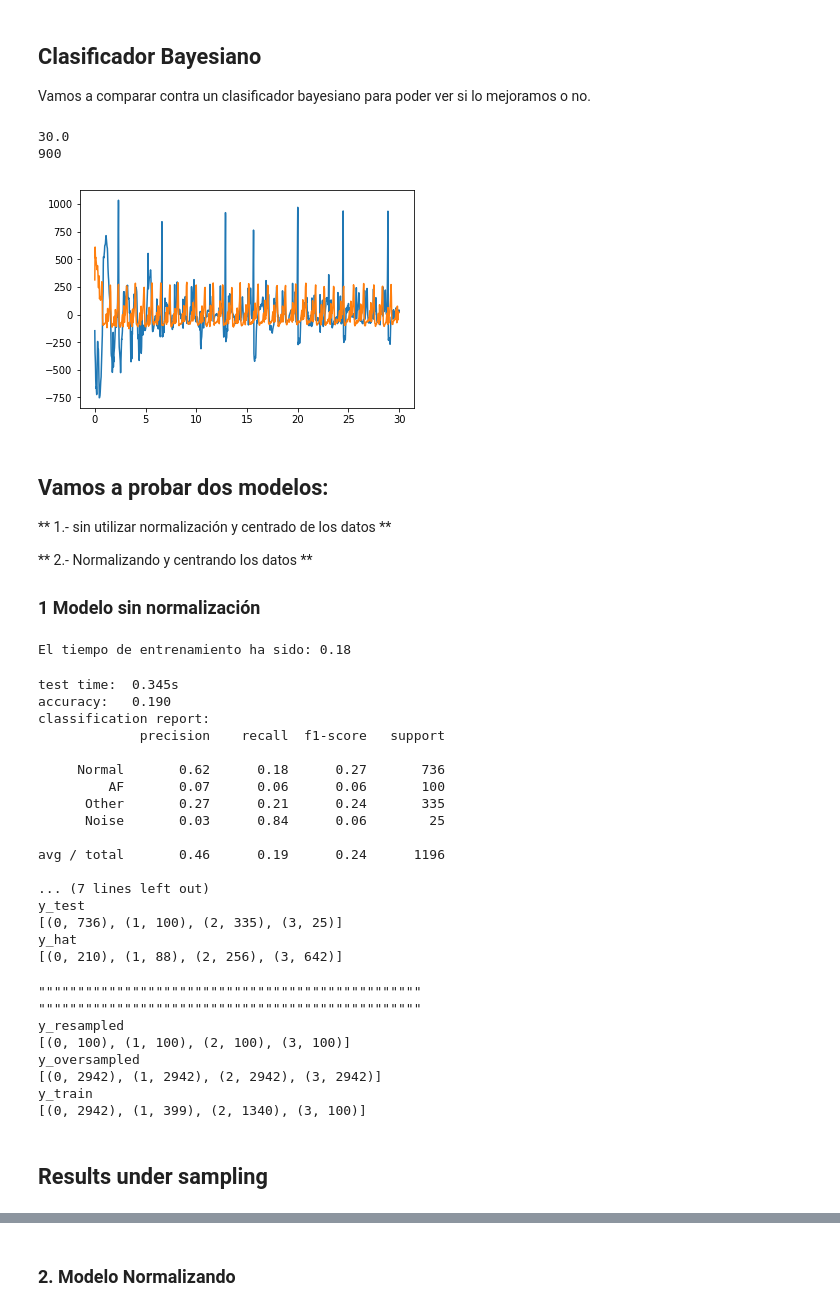
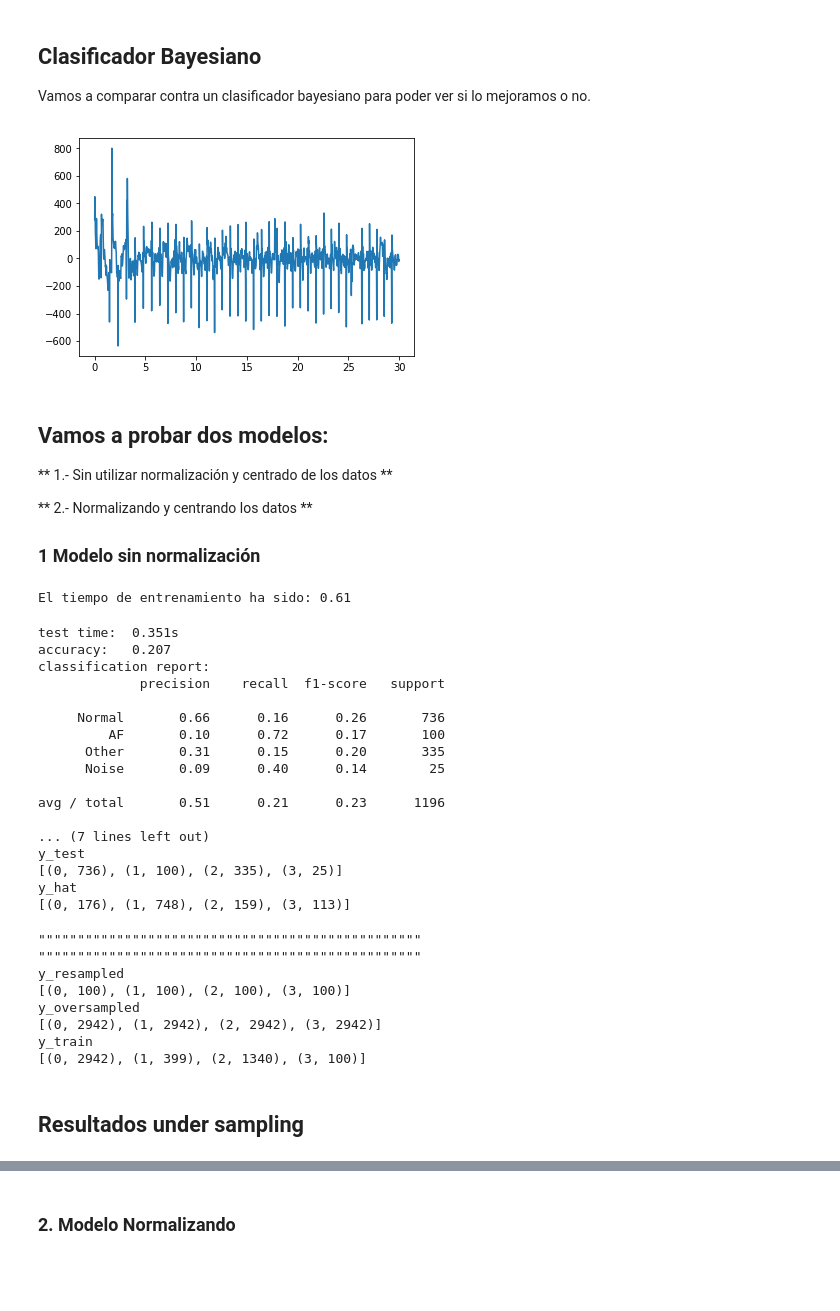
Before and after one commit to miansaay/Project, a Jupyter notebook: Clasificador naive bayes y regresión logistica.ipynb, the cells around one changed output, grey strips where cells are left out. Cells and saved outputs as stored; diff of their text form; code cells hidden in the pictures; blank space fills up the shorter version.

```diff
--- a/Clasificador naive bayes y regresión logistica.ipynb
+++ b/Clasificador naive bayes y regresión logistica.ipynb
@@ -16,40 +16,38 @@ y_test = np.load('y_test.npy')
 
 fs = 300.
 t = np.arange(len(X_train[0]))/fs
 plt.plot(t,X_train[0,:])
 
 #Es probable que tengamos un problema mal condicionado: vamos a realizar un submuestreo de la señal a 50 muestras por segundo
 from scipy import signal
 
-decimate = True
+decimate = False
 
 if decimate:
     freq = fs/10#Hz
     print(freq)
     secs = len(X_train[200])/fs
     samps = int(secs*freq)
     c = 0
     X_new = np.zeros((X_train.shape[0],samps))
     X_new_test = np.zeros((X_test.shape[0],samps))
     for x,x_test in zip(X_train,X_test):
         X_new[c,:] = signal.decimate(x,10)
         X_new_test[c,:] = signal.decimate(x_test,10)
 
         c += 1
 
     t = np.arange(len(X_new[200]))/freq
     plt.plot(t,X_new[200,:])
     print(len(X_new[0]))
 
     X_train = X_new.copy()
     X_test = X_new_test.copy()
 # %% [output]
-30.0
-900
-[figure, old version]
+[figure, new version]
 # %% [markdown]
 ## Vamos a probar dos modelos:
-** 1.- sin utilizar normalización y centrado de los datos **
+** 1.- Sin utilizar normalización y centrado de los datos **
 
 ** 2.- Normalizando y centrando los datos **
 
@@ -72,7 +70,7 @@ clf.fit(X_train,y_train)
 train_time = time() - t0
 print("El tiempo de entrenamiento ha sido: %.2f"%(train_time))
 # %% [output]
-El tiempo de entrenamiento ha sido: 0.18
+El tiempo de entrenamiento ha sido: 0.61
 # %%
 #Predecimos con el modelo
 t0 = time()
@@ -81,24 +79,21 @@ test_time = time() - t0
 print("test time:  %0.3fs" % test_time)
 
 #obtenemos el conjunto de metricas
-
 target_names = ['Normal','AF','Other','Noise']
 score = metrics.accuracy_score(y_test, y_hat)
 print("accuracy:   %0.3f" % score)
+
 #report de metricas
 print("classification report:")
 print(metrics.classification_report(y_test, y_hat,target_names=target_names))
 
-
 print("confusion matrix:")
 print(metrics.confusion_matrix(y_test, y_hat))
-
 
 #parece que simplemente elige una de las soluciones,debe ser por el problema del balanceado
 from collections import Counter
 
 #vamos a ver el número de elementos diferentes en y_test y en y_hat
-
 
 print('"""""""""""""""""""""""""""""""""""""""""""""""""')
 print('"""""""""""""""""""""""""""""""""""""""""""""""""')
@@ -108,23 +103,23 @@ print(sorted(Counter(y_test).items()))
 print("y_hat")
 print(sorted(Counter(y_hat).items()))
 # %% [output]
-test time:  0.345s
-accuracy:   0.190
+test time:  0.351s
+accuracy:   0.207
 classification report:
              precision    recall  f1-score   support
 
-     Normal       0.62      0.18      0.27       736
-         AF       0.07      0.06      0.06       100
-      Other       0.27      0.21      0.24       335
-      Noise       0.03      0.84      0.06        25
+     Normal       0.66      0.16      0.26       736
+         AF       0.10      0.72      0.17       100
+      Other       0.31      0.15      0.20       335
+      Noise       0.09      0.40      0.14        25
 
-avg / total       0.46      0.19      0.24      1196
+avg / total       0.51      0.21      0.23      1196
 
 ... (7 lines left out)
 y_test
 [(0, 736), (1, 100), (2, 335), (3, 25)]
 y_hat
-[(0, 210), (1, 88), (2, 256), (3, 642)]
+[(0, 176), (1, 748), (2, 159), (3, 113)]
 # %%
 #Vamos a probar balanceando con under sampling y over sampling
 from imblearn.under_sampling import RandomUnderSampler
@@ -156,7 +151,7 @@ y_oversampled
 y_train
 [(0, 2942), (1, 399), (2, 1340), (3, 100)]
 # %% [markdown]
-## Results under sampling
+## Resultados under sampling
 # %%
 %matplotlib inline
 #Resultados under sampling
```
Also changed, not shown: parts of 9 cells of this notebook.
